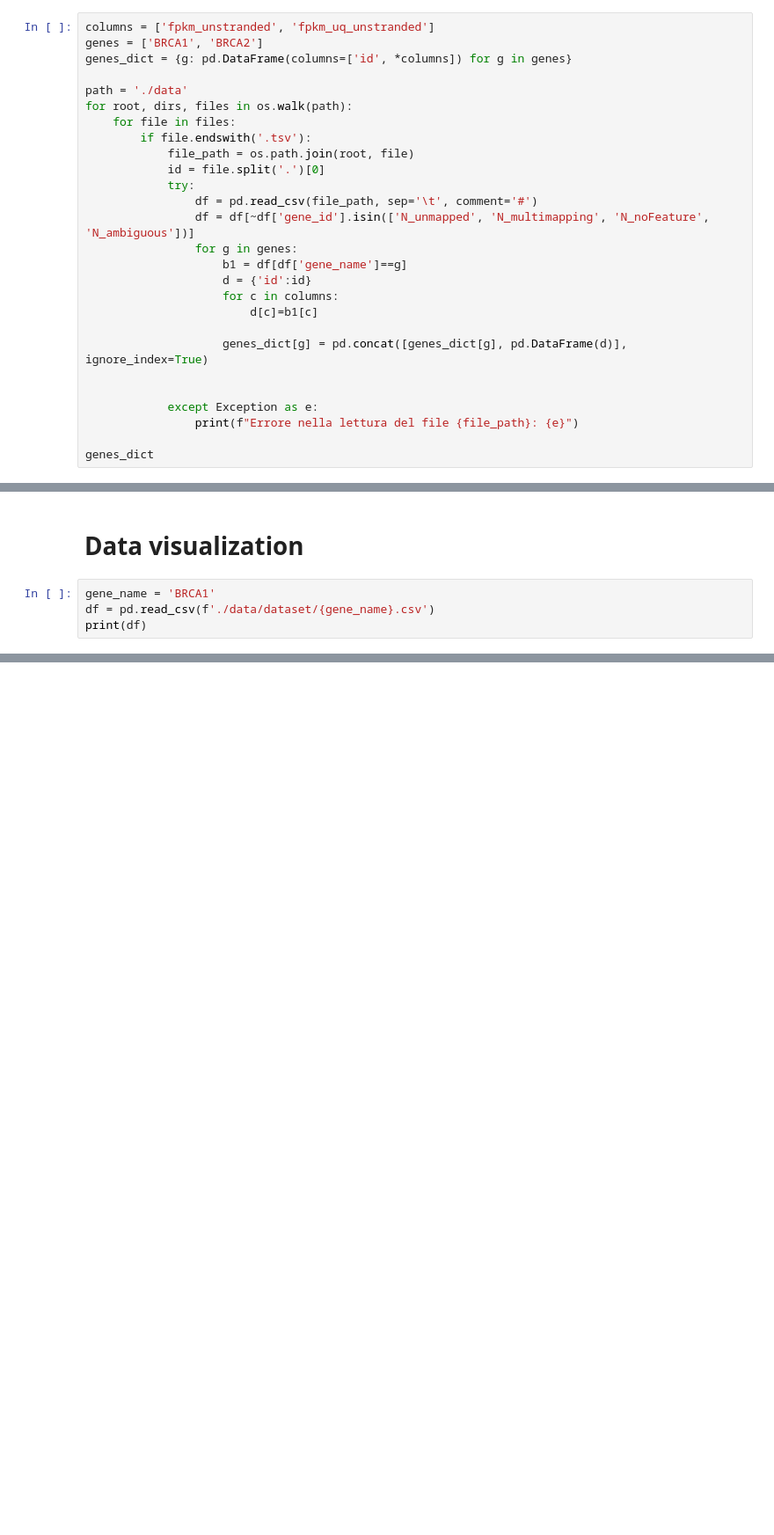
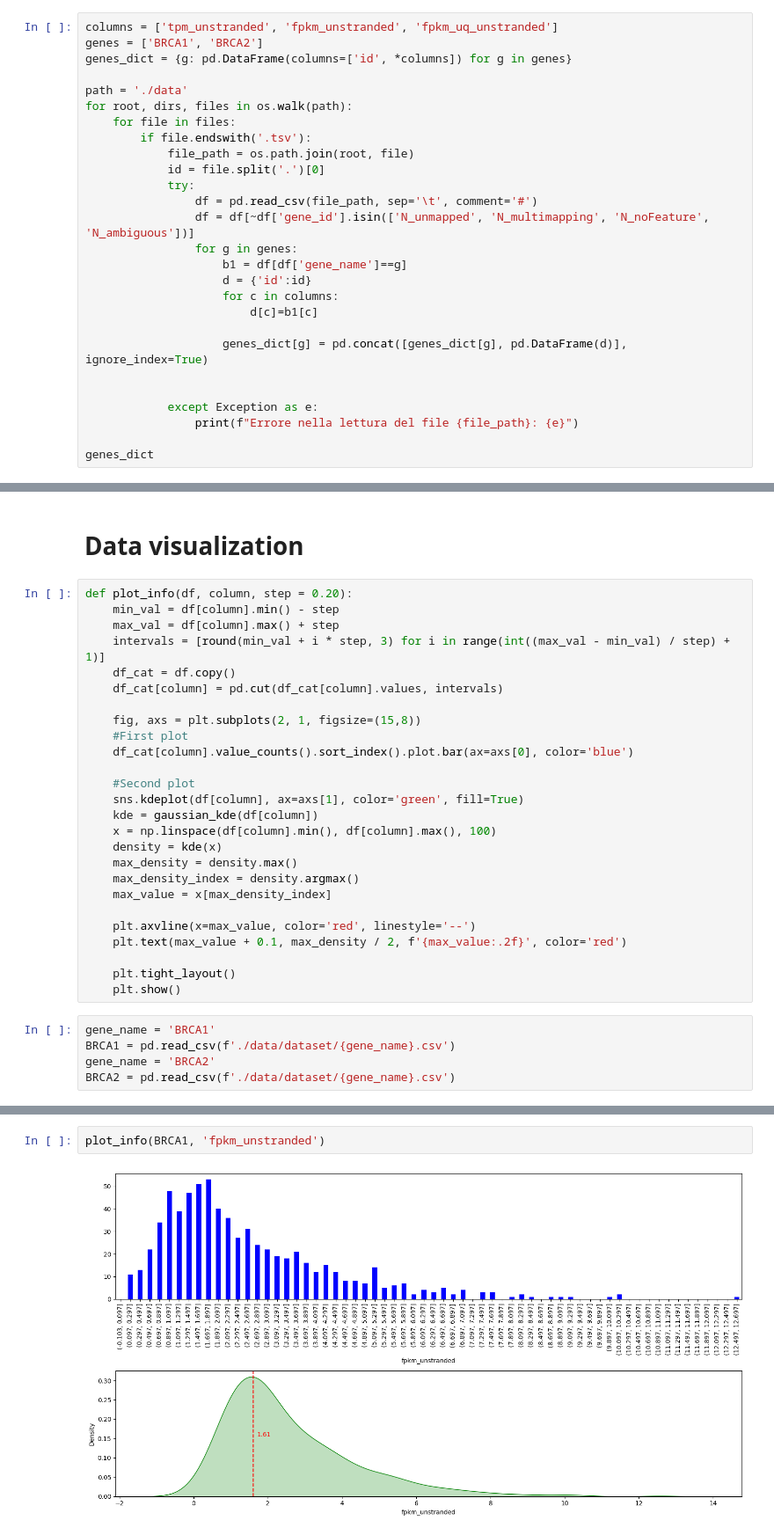
Before and after one commit to riciPrini/AI-BioInformatics_WSI, a Jupyter notebook: src/data_processing.ipynb, the cells around one changed output, grey strips where cells are left out. Shown: that part at 88% size. Cells and saved outputs as stored; diff of their text form; blank space fills up the shorter version.

Commit message:
Added density function plot

```diff
--- a/src/data_processing.ipynb
+++ b/src/data_processing.ipynb
@@ -8,7 +11,7 @@ warnings.filterwarnings('ignore')
 # %% [markdown]
 # Make dataset
 # %%
-columns = ['fpkm_unstranded', 'fpkm_uq_unstranded']
+columns = ['tpm_unstranded', 'fpkm_unstranded', 'fpkm_uq_unstranded']
 genes = ['BRCA1', 'BRCA2']
 genes_dict = {g: pd.DataFrame(columns=['id', *columns]) for g in genes}
 
@@ -49,7 +52,34 @@ for k, v in genes_dict.items():
     v.to_csv(f'./data/dataset/{k}.csv', index=False)
 # %% [markdown]
 # Data visualization
+# %%
+def plot_info(df, column, step = 0.20):
+    min_val = df[column].min() - step
+    max_val = df[column].max() + step
+    intervals = [round(min_val + i * step, 3) for i in range(int((max_val - min_val) / step) + 1)]
+    df_cat = df.copy()
+    df_cat[column] = pd.cut(df_cat[column].values, intervals)
+
+    fig, axs = plt.subplots(2, 1, figsize=(15,8))
+    #First plot
+    df_cat[column].value_counts().sort_index().plot.bar(ax=axs[0], color='blue')
+
+    #Second plot
+    sns.kdeplot(df[column], ax=axs[1], color='green', fill=True)
+    kde = gaussian_kde(df[column])
+    x = np.linspace(df[column].min(), df[column].max(), 100)
+    density = kde(x)
+    max_density = density.max()
+    max_density_index = density.argmax()
+    max_value = x[max_density_index]
+
+    plt.axvline(x=max_value, color='red', linestyle='--')
+    plt.text(max_value + 0.1, max_density / 2, f'{max_value:.2f}', color='red')
+
+    plt.tight_layout()
+    plt.show()
 # %%
 gene_name = 'BRCA1'
-df = pd.read_csv(f'./data/dataset/{gene_name}.csv')
-print(df)
+BRCA1 = pd.read_csv(f'./data/dataset/{gene_name}.csv')
+gene_name = 'BRCA2'
+BRCA2 = pd.read_csv(f'./data/dataset/{gene_name}.csv')
@@ -106,0 +86,4 @@ df_cat['fpkm_uq_unstranded'].value_counts().sort_index().plot.bar(figsize=(15,6)
+# %%
+plot_info(BRCA1, 'fpkm_unstranded')
+# %% [output]
+[figure, added]
```
Also changed, not shown: parts of 8 cells of this notebook.
